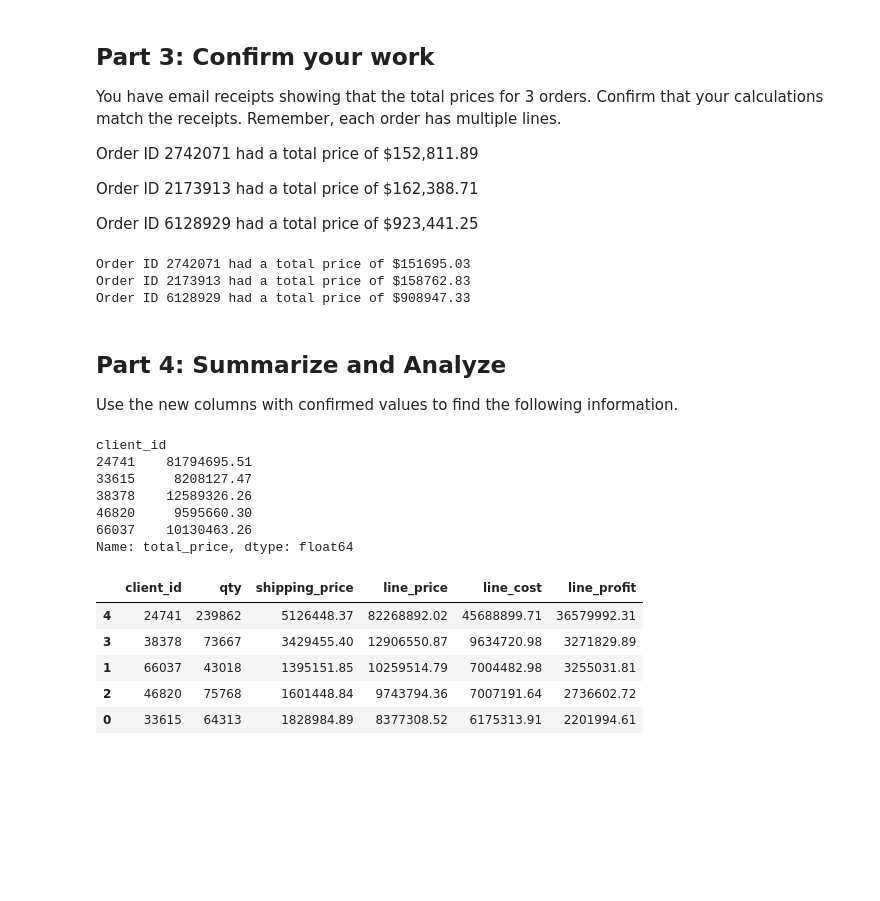
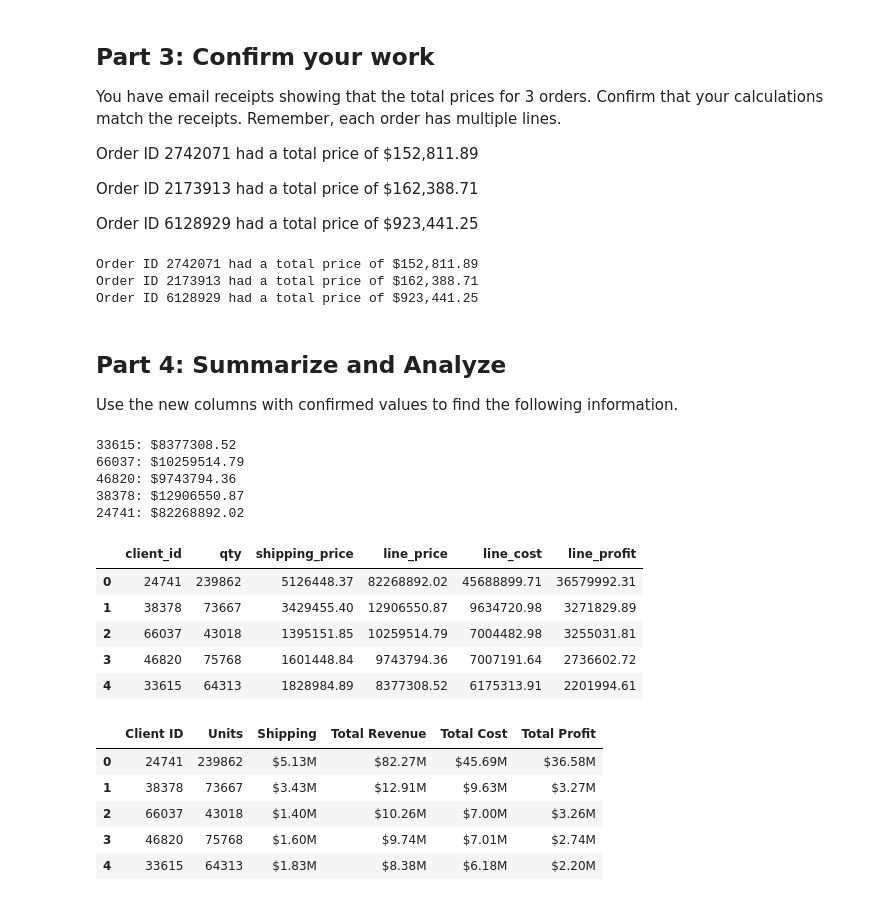
Before and after one commit to skiluvia/pandas-challenge-1, a Jupyter notebook: module_4_challenge.ipynb, the cells around one changed output. Cells and saved outputs as stored; diff of their text form; code cells hidden in the pictures; blank space fills up the shorter version.

```diff
--- a/module_4_challenge.ipynb
+++ b/module_4_challenge.ipynb
@@ -190,11 +190,11 @@ df_copy[['unit_price','unit_weight','qty','total_weight','shipping_price']].head
 
 # Using the df_copy dataframe created above
 # calculate the subtotal for each row and add to a new column
-df_copy['subtotal'] = df_copy['unit_price'] * df_copy['qty']
+df_copy['line_subtotal'] = df_copy['unit_price'] * df_copy['qty']
 
 # calculate the total price for each row and add to a new column
-df_copy['total_price'] = df_copy['subtotal'] + df_copy['shipping_price'] + (df_copy['subtotal'] * 0.0925)
+df_copy['line_price'] = ((df_copy['line_subtotal'] + df_copy['shipping_price']) * 1.0925).round(2)
 
 # print subtotal, shipping_price and total_price columns
-df_copy[['subtotal','shipping_price','total_price']].head(3)
+df_copy[['line_subtotal','shipping_price','line_price']].head(3)
 # %% [output]
@@ -210,7 +210,7 @@ df_copy[['subtotal','shipping_price','total_price']].head(3)
 
 # Using the df_copy dataframe created above
 # calculate the cost for each row and add to a new column
-df_copy['line_cost'] = df_copy['unit_cost'] * df_copy['qty'] + df_copy['shipping_price']
+df_copy['line_cost'] = (df_copy['unit_cost'] * df_copy['qty'] + df_copy['shipping_price']).round(2)
 df_copy.head(3)
 # %% [output]
 |  | first | last | job | phone | email | client_id | order_id | order_date | order_week | order_year | ... |
@@ -224,7 +224,7 @@ df_copy.head(3)
 
 # Using the df_copy dataframe created above
 # calculate the profit for each row and add to a new column
-df_copy['line_profit'] = (df_copy['total_price'] - df_copy['line_cost']).round(2)
+df_copy['line_profit'] = ((df_copy['line_price'] - df_copy['line_cost'])).round(2)
 df_copy.head(3)
 # %% [output]
 |  | first | last | job | phone | email | client_id | order_id | order_date | order_week | order_year | ... |
@@ -244,44 +244,68 @@ Order ID 6128929 had a total price of \$923,441.25
 # %%
 # Check your work using the totals above
 # find total price for all items for order_id 2742071
-print (f"Order ID 2742071 had a total price of ${df_copy[df_copy['order_id'] == 2742071]['total_price'].sum().round(2)}")
-print (f"Order ID 2173913 had a total price of ${df_copy[df_copy['order_id'] == 2173913]['total_price'].sum().round(2)}")
-print (f"Order ID 6128929 had a total price of ${df_copy[df_copy['order_id'] == 6128929]['total_price'].sum().round(2)}")
+print (f"Order ID 2742071 had a total price of ${df_copy[df_copy['order_id'] == 2742071]['line_price'].sum().round(2):,.2f}")
+print (f"Order ID 2173913 had a total price of ${df_copy[df_copy['order_id'] == 2173913]['line_price'].sum().round(2):,.2f}")
+print (f"Order ID 6128929 had a total price of ${df_copy[df_copy['order_id'] == 6128929]['line_price'].sum().round(2):,.2f}")
 # %% [output]
-Order ID 2742071 had a total price of $151695.03
-Order ID 2173913 had a total price of $158762.83
-Order ID 6128929 had a total price of $908947.33
+Order ID 2742071 had a total price of $152,811.89
+Order ID 2173913 had a total price of $162,388.71
+Order ID 6128929 had a total price of $923,441.25
 # %% [markdown]
 ## Part 4: Summarize and Analyze
 Use the new columns with confirmed values to find the following information.
 # %%
 # How much did each of the top 5 clients by quantity
 # spend? Check your work from Part 1 for client ids.
-clients_most_entries_top5_df
-# find total price for all items from df_copy for all client_id in client_top_5_list
-df_copy[df_copy['client_id'].isin(client_top_5_list)].groupby(by=['client_id'])['total_price'].sum().round(2)
+
+top_5_clients_list = df.value_counts('client_id').head(5).index.tolist()
+
+for x in top_5_clients_list:
+    print(x, ": $", '{:.2f}'.format(df_copy[df_copy['client_id'] == x]['line_price'].sum()), sep="")
 # %% [output]
-client_id
-24741    81794695.51
-33615     8208127.47
-38378    12589326.26
-46820     9595660.30
-66037    10130463.26
-Name: total_price, dtype: float64
+33615: $8377308.52
+66037: $10259514.79
+46820: $9743794.36
+38378: $12906550.87
+24741: $82268892.02
 # %%
 # Create a summary DataFrame showing the totals for the
 # for the top 5 clients with the following information:
 # total units purchased, total shipping price,
 # total revenue, and total profit. Sort by total profit.
+
+top5_clients_temp_df = df_copy[df_copy['client_id'].isin(top_5_clients_list)][['client_id', 'qty', 'shipping_price', 'line_price', 'line_cost', 'line_profit']]
+# store the results in a new summary dataframe
+top5_clients_summary_df = top5_clients_temp_df.groupby(by=['client_id']).sum().sort_values(by=['line_profit'],ascending=False)
+# reset the index because groupby creates index on groupby column and it needs to be reset to use the column in the next step
+top5_clients_summary_df.reset_index(inplace=True)
+# display the results
+top5_clients_summary_df
 # %% [output]
 |  | client_id | qty | shipping_price | line_price | line_cost | line_profit |
-| 4 | 24741 | 239862 | 5126448.37 | 82268892.02 | 45688899.71 | 36579992.31 |
-| 3 | 38378 | 73667 | 3429455.40 | 12906550.87 | 9634720.98 | 3271829.89 |
-| 1 | 66037 | 43018 | 1395151.85 | 10259514.79 | 7004482.98 | 3255031.81 |
-| 2 | 46820 | 75768 | 1601448.84 | 9743794.36 | 7007191.64 | 2736602.72 |
-| 0 | 33615 | 64313 | 1828984.89 | 8377308.52 | 6175313.91 | 2201994.61 |
+| 0 | 24741 | 239862 | 5126448.37 | 82268892.02 | 45688899.71 | 36579992.31 |
+| 1 | 38378 | 73667 | 3429455.40 | 12906550.87 | 9634720.98 | 3271829.89 |
+| 2 | 66037 | 43018 | 1395151.85 | 10259514.79 | 7004482.98 | 3255031.81 |
+| 3 | 46820 | 75768 | 1601448.84 | 9743794.36 | 7007191.64 | 2736602.72 |
+| 4 | 33615 | 64313 | 1828984.89 | 8377308.52 | 6175313.91 | 2201994.61 |
 # %%
 # Format the data and rename the columns
 # to names suitable for presentation.
 # Currency should be in millions of dollars.
+
+# renaming the columns using names provided in the instructions
+top5_clients_summary_renamed_df = top5_clients_summary_df.rename(columns={"client_id":"Client ID","qty":"Units","shipping_price":"Shipping","line_price":"Total Revenue","line_cost":"Total Cost","line_profit":"Total Profit"})
+# converting the values to millions of dollars
+colums_list = ['Shipping','Total Revenue','Total Cost','Total Profit']
+for x in colums_list:
+    top5_clients_summary_renamed_df[x] = top5_clients_summary_renamed_df[x].apply(lambda y: '${:,.2f}'.format(y/1000000)) + 'M'
+
+top5_clients_summary_renamed_df
+# %% [output]
+|  | Client ID | Units | Shipping | Total Revenue | Total Cost | Total Profit |
+| 0 | 24741 | 239862 | $5.13M | $82.27M | $45.69M | $36.58M |
+| 1 | 38378 | 73667 | $3.43M | $12.91M | $9.63M | $3.27M |
+| 2 | 66037 | 43018 | $1.40M | $10.26M | $7.00M | $3.26M |
+| 3 | 46820 | 75768 | $1.60M | $9.74M | $7.01M | $2.74M |
+| 4 | 33615 | 64313 | $1.83M | $8.38M | $6.18M | $2.20M |
 # %%
```
Also changed, not shown: parts of 2 cells of this notebook.
